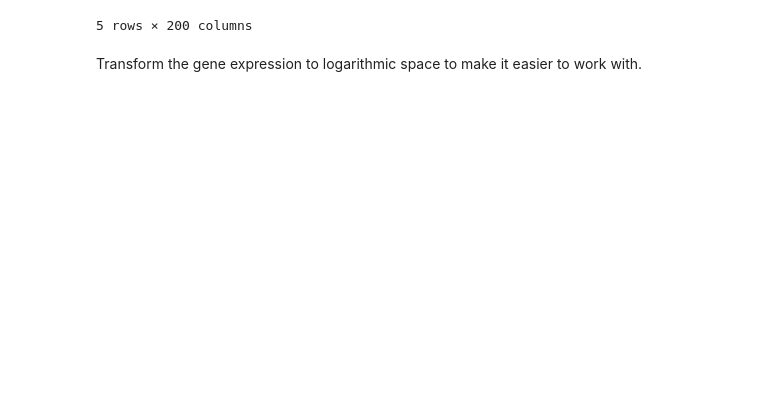
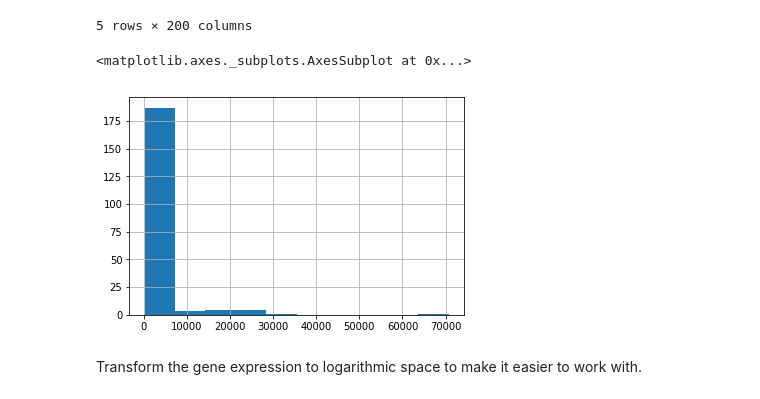
Before and after one commit to NancyFY/bootcamp, a Jupyter notebook: Introduction to Machine Learning.ipynb, the cells around one changed output. Drawn from its saved outputs; the diff is of its cells as text; code cells hidden in the pictures; blank space fills up the shorter version.

```diff
--- a/Introduction to Machine Learning.ipynb
+++ b/Introduction to Machine Learning.ipynb
@@ -46,6 +48,11 @@ df.head()
 | SRR2135323 | 0.0 | 0.0 | 0.0 | 0.0 | 1.74074 | 4.69292 | ... |
 | SRR2135333 | 0.0 | 0.0 | 0.0 | 0.0 | 204.72100 | 0.00000 | ... |
 5 rows × 200 columns
+# %%
+df.mean().hist()
+# %% [output]
+<matplotlib.axes._subplots.AxesSubplot at 0x...>
+[figure, added]
 # %% [markdown]
 Transform the gene expression to logarithmic space to make it easier to work with.
 # %%
```
Also changed, not shown: parts of 2 cells of this notebook.
